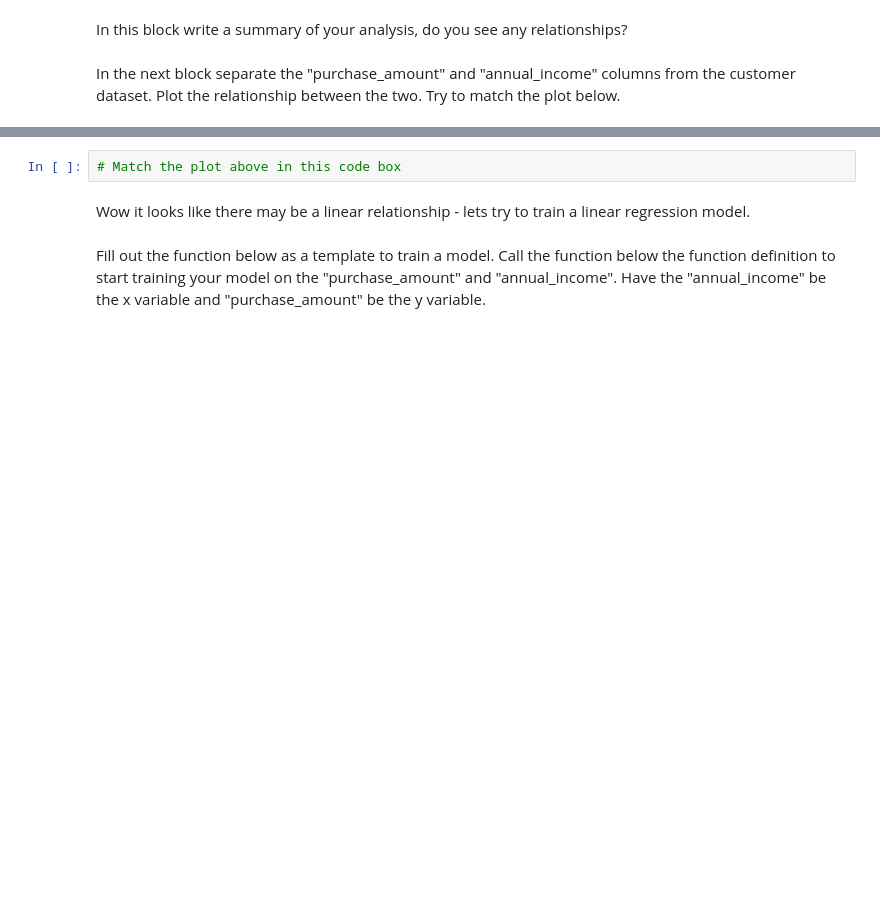
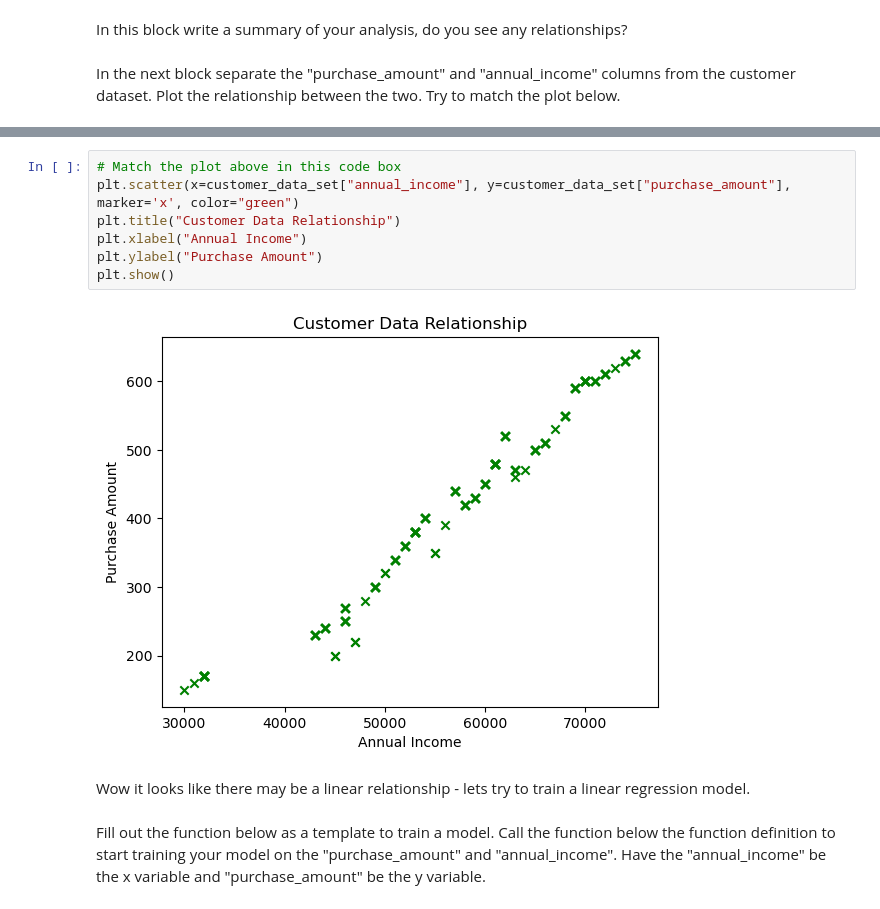
Before and after one commit to EverettTucker471/unit-3-linear-regression-hw-eftucker, a Jupyter notebook: unit_3_linear_regression_hw.ipynb, the cells around one changed output, grey strips where cells are left out. Drawn from its saved outputs; the diff is of its cells as text; blank space fills up the shorter version.

```diff
--- a/unit_3_linear_regression_hw.ipynb
+++ b/unit_3_linear_regression_hw.ipynb
@@ -55,8 +113,15 @@ In this block write a summary of your analysis, do you see any relationships?
 In the next block separate the "purchase_amount" and "annual_income" columns from the customer dataset. Plot the relationship between the two. Try to match the plot below.
 # %% [markdown]
 ![image.png](./images/plot1.PNG)
-# %%
-# Match the plot above in this code box
+# %%
+# Match the plot above in this code box
+plt.scatter(x=customer_data_set["annual_income"], y=customer_data_set["purchase_amount"], marker='x', color="green")
+plt.title("Customer Data Relationship")
+plt.xlabel("Annual Income")
+plt.ylabel("Purchase Amount")
+plt.show()
+# %% [output]
+[figure, added]
 # %% [markdown]
 Wow it looks like there may be a linear relationship - lets try to train a linear regression model.
 # %% [markdown]
```
Also changed, not shown: parts of 7 cells of this notebook.
